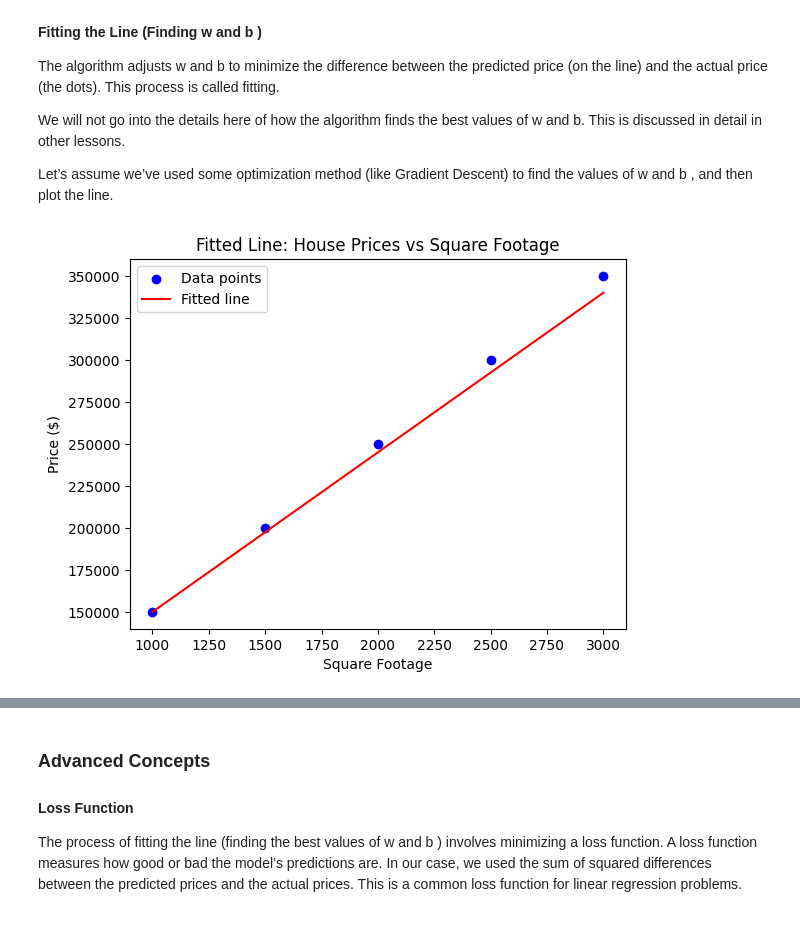
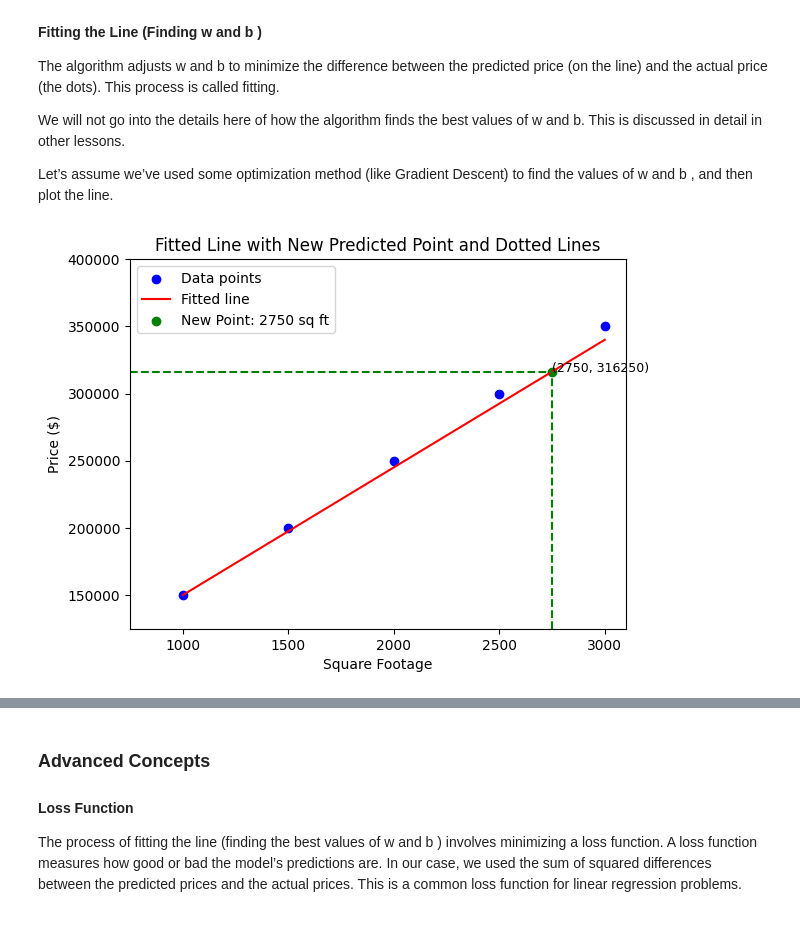
Before and after one commit to prashantnayak-edu/zero-to-ai, a Jupyter notebook: notes/why-algo-learns.ipynb, the cells around one changed output, grey strips where cells are left out. Drawn from its saved outputs; the diff is of its cells as text; code cells hidden in the pictures.

```diff
--- a/notes/why-algo-learns.ipynb
+++ b/notes/why-algo-learns.ipynb
@@ -67,21 +67,40 @@ Let’s assume we’ve used some optimization method (like Gradient Descent) to
 # %%
 # Fitting a line to the data (assuming we found w and b)
 w = 95  # Example weight (slope)
 b = 55000 # Example bias (intercept)
 
 # Predicted prices using the fitted line
 predicted_prices = w * square_footage + b
 
 # Plotting the data points and the fitted line
 plt.scatter(square_footage, prices, color='blue', label='Data points')
 plt.plot(square_footage, predicted_prices, color='red', label='Fitted line')
+
+# New data point (not in the original dataset)
+new_square_footage = 2750
+new_predicted_price = w * new_square_footage + b
+
+# Plotting the new point
+plt.scatter(new_square_footage, new_predicted_price, color='green', label=f'New Point: {new_square_footage} sq ft')
+
+# Adding dotted lines to connect the new point to the x and y axes
+plt.plot([new_square_footage, new_square_footage], [125000, new_predicted_price], 'g--')  # Dotted line to x-axis
+plt.plot([750, new_square_footage], [new_predicted_price, new_predicted_price], 'g--')  # Dotted line to y-axis
+
+# Annotating the new point on the plot
+plt.text(new_square_footage, new_predicted_price, f'({new_square_footage}, {new_predicted_price:.0f})', fontsize=9, ha='left')
+
+# Set axis limits to start at 750 for x and 125000 for y
+plt.xlim(750, 3100)
+plt.ylim(125000, 400000)
+
 plt.xlabel('Square Footage')
 plt.ylabel('Price ($)')
-plt.title('Fitted Line: House Prices vs Square Footage')
+plt.title('Fitted Line with New Predicted Point and Dotted Lines')
 plt.legend()
 plt.show()
 # %% [output]
-[figure, old version]
+[figure, new version]
 # %% [markdown]
 ### Explanation:
 
```
Also changed, not shown: parts of 1 cell of this notebook, 1 other file.
